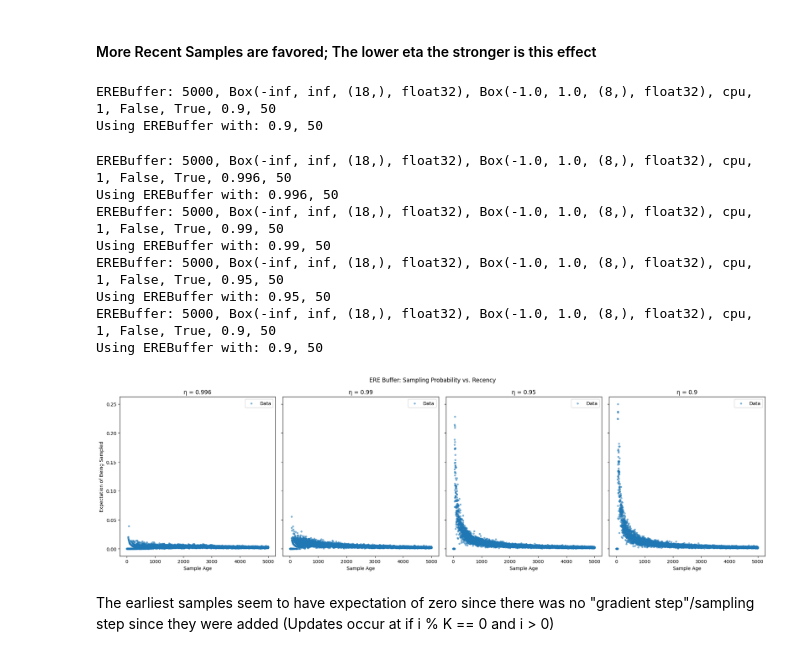
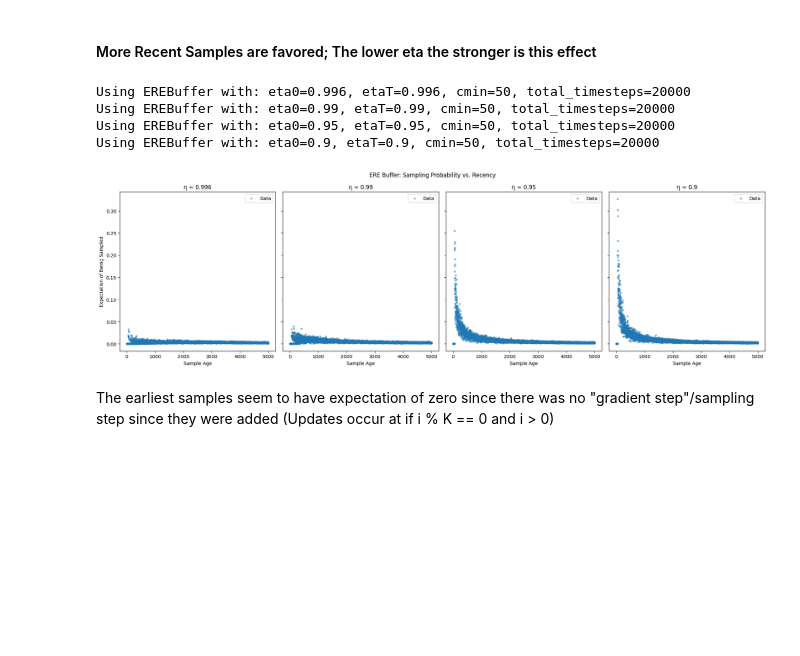
Before and after one commit to FlorianSp2000/hockey-rl-challenge, a Jupyter notebook: notebooks/ERE_Buffer.ipynb, the cells around one changed output. Cells and saved outputs as stored; diff of their text form; code cells hidden in the pictures; blank space fills up the shorter version.

```diff
--- a/notebooks/ERE_Buffer.ipynb
+++ b/notebooks/ERE_Buffer.ipynb
@@ -29,7 +29,8 @@ env = h_env.HockeyEnv()
 # %%
 buffer_size = 500  # Increased buffer size to see clearer distribution
 cmin = 25  # Minimum number of recent samples (adjusted to buffer size)
-eta = 0.996  # Still aggressive decay to emphasize recent samples
+eta0 = 0.996  # Still aggressive decay to emphasize recent samples
+etaT = 1
 
 device = "cpu"
 
@@ -38,7 +39,9 @@ ere_buffer = EREBuffer(
     observation_space=env.observation_space,
     action_space=env.action_space,
     device=device,
-    eta=eta,
+    eta0=eta0,
+    etaT=etaT,
+    total_timesteps=buffer_size*10,
     cmin=cmin
 )
 batch_size = 8
@@ -71,7 +73,7 @@ for i in range(buffer_size*10):  # More than buffer_size to ensure wrap-around
     # Sample every 10 steps to track behavior
     if i % 50 == 0 and i>0:  # and i >= ere_buffer.buffer_size
         for k in range(0,K+1):
-            sampled_indices = ere_buffer._sample_recent(batch_size, ere_buffer.size(), k=k, K=K)
+            sampled_indices = ere_buffer._sample_recent(batch_size, ere_buffer.size(), k=k, K=K, current_timestep=i)
             # Track sampled indices
             for idx in sampled_indices:
                 sample_counts[idx] += 1
@@ -94,24 +96,12 @@ No Buffer Index should be prefered!
 # %%
 buffer_size = 5000 # 1_000_000 in original paper
 cmin = 50 # 5000 in original
-eta = 0.9 # 0.996 in original
+eta0 = 0.9 # 0.996 in original
+etaT = eta0
 device = "cpu"
-
-# Initialize EREBuffer
-ere_buffer = EREBuffer(
-    buffer_size=buffer_size,
-    observation_space=env.observation_space,
-    action_space=env.action_space,
-    device=device,
-    eta=eta,
-    cmin=cmin
-)
 
 batch_size = 12 # 256 in original
 K = 50 # 1000 in original
-# %% [output]
-EREBuffer: 5000, Box(-inf, inf, (18,), float32), Box(-1.0, 1.0, (8,), float32), cpu, 1, False, True, 0.9, 50
-Using EREBuffer with: 0.9, 50
 # %%
 eta_values = [0.996, 0.99, 0.95, 0.9]
 fig, axes = plt.subplots(1, len(eta_values), figsize=(20, 6), sharey=True)
@@ -123,9 +113,11 @@ for ax, eta in zip(axes, eta_values):
     observation_space=env.observation_space,
     action_space=env.action_space,
     device=device,
-    eta=eta,
-    cmin=cmin
-    )
+    eta0=eta,
+    etaT=eta, # NO ANNEALING USED HERE TO SEE EFFECT OF eta
+    cmin=cmin,
+    total_timesteps=buffer_size*4
+)
 
     sample_counts = {}
     timestep_mapping = {}
@@ -163,45 +155,41 @@ for ax, eta in zip(axes, eta_values):
         if i % K == 0 and i > 0:
             for k in range(K):
                 upper_bound = ere_buffer.size()
-                sampled_indices = ere_buffer._sample_recent(batch_size, upper_bound, k=k, K=K)
+                sampled_indices = ere_buffer._sample_recent(batch_size, upper_bound, k=k, K=K, current_timestep=i)
 
                 for buf_idx in sampled_indices:
                     timestep = timestep_mapping[buf_idx]
                     sample_counts[timestep] += 1
 
     # Compute expectation of being sampled
     expectation_counts = {}
     for timestep in sample_counts:
         sample_age = i - timestep
         if sample_age > 0:
             expectation_counts[sample_age] = sample_counts[timestep] / sample_age
 
     # Sort for plotting
     recencies = np.array(sorted(expectation_counts.keys()))
     expectations = np.array([expectation_counts[r] for r in recencies])
 
     # Scatter plot
     ax.scatter(recencies, expectations, alpha=0.5, s=10, label="Data")
 
     # ax.set_yscale("log")
     ax.set_xlabel("Sample Age")
     ax.set_title(f"η = {eta}")
     ax.legend()
 
 axes[0].set_ylabel("Expectation of Being Sampled")
 plt.suptitle("ERE Buffer: Sampling Probability vs. Recency")
 plt.tight_layout()
 plt.show()
 # %% [output]
-EREBuffer: 5000, Box(-inf, inf, (18,), float32), Box(-1.0, 1.0, (8,), float32), cpu, 1, False, True, 0.996, 50
-Using EREBuffer with: 0.996, 50
-EREBuffer: 5000, Box(-inf, inf, (18,), float32), Box(-1.0, 1.0, (8,), float32), cpu, 1, False, True, 0.99, 50
-Using EREBuffer with: 0.99, 50
-EREBuffer: 5000, Box(-inf, inf, (18,), float32), Box(-1.0, 1.0, (8,), float32), cpu, 1, False, True, 0.95, 50
-Using EREBuffer with: 0.95, 50
-EREBuffer: 5000, Box(-inf, inf, (18,), float32), Box(-1.0, 1.0, (8,), float32), cpu, 1, False, True, 0.9, 50
-Using EREBuffer with: 0.9, 50
+Using EREBuffer with: eta0=0.996, etaT=0.996, cmin=50, total_timesteps=20000
+Using EREBuffer with: eta0=0.99, etaT=0.99, cmin=50, total_timesteps=20000
+Using EREBuffer with: eta0=0.95, etaT=0.95, cmin=50, total_timesteps=20000
+Using EREBuffer with: eta0=0.9, etaT=0.9, cmin=50, total_timesteps=20000
-[figure, old version]
+[figure, new version]
 # %% [markdown]
 The earliest samples seem to have expectation of zero since there was no "gradient step"/sampling step since they were added
 (Updates occur at if i % K == 0 and i > 0)
```
Also changed, not shown: parts of 11 cells of this notebook, 4 other files.
